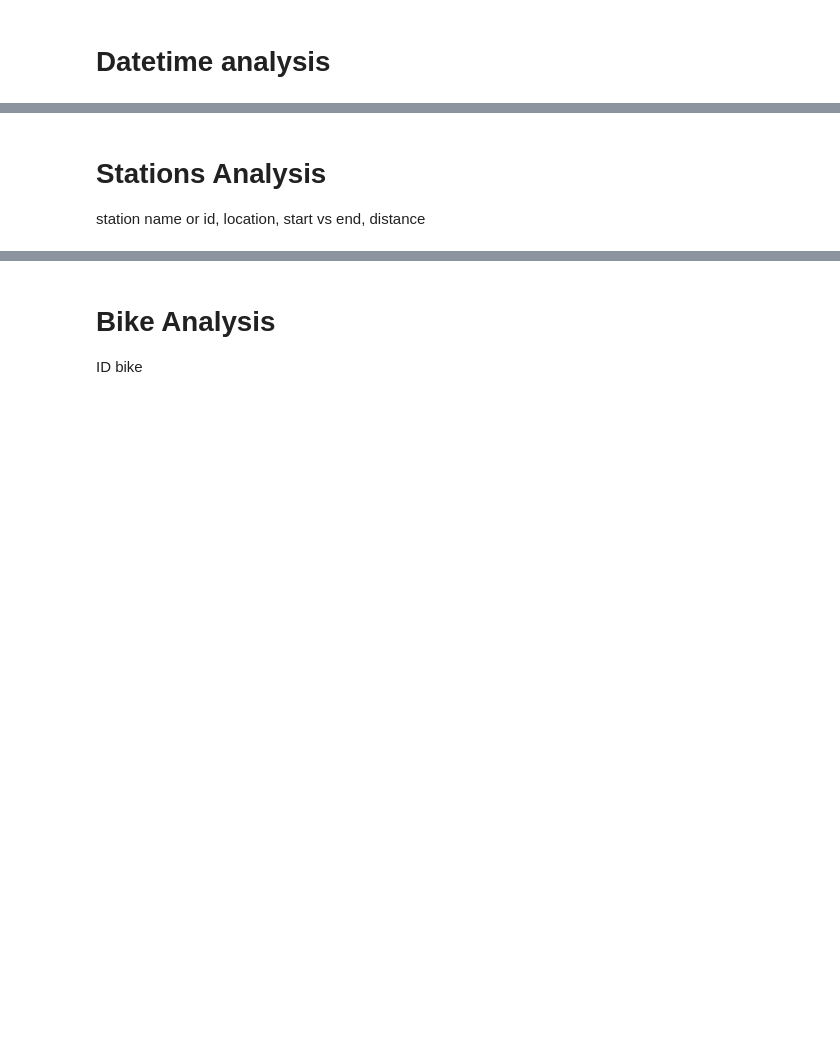
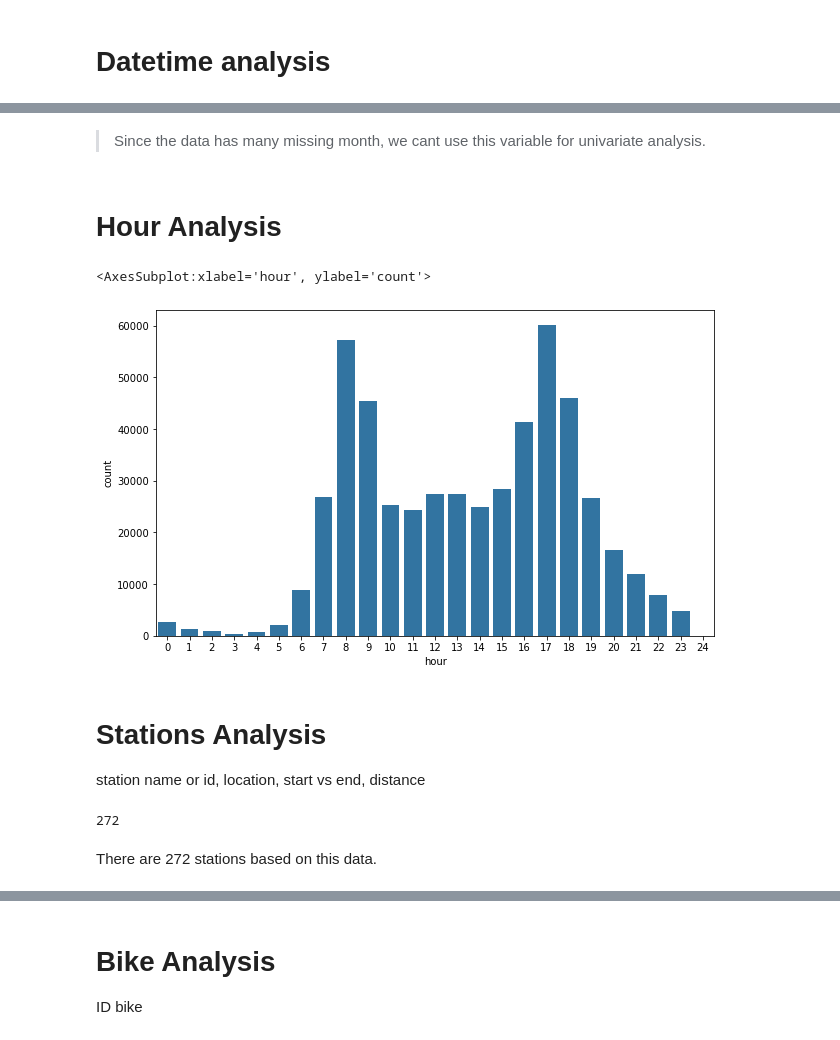
Before and after one commit to adipurnamk/Ford-GoBike-System-Data, a Jupyter notebook: data_analyst_bicycyle.ipynb, the cells around one changed output, grey strips where cells are left out. Cells and saved outputs as stored; diff of their text form; code cells hidden in the pictures; blank space fills up the shorter version.

```diff
--- a/data_analyst_bicycyle.ipynb
+++ b/data_analyst_bicycyle.ipynb
@@ -404,4 +431,22 @@ df_2017_clean
+# %% [markdown]
+>Since the data has many missing month, we cant use this variable for univariate analysis.
+# %% [markdown]
+# Hour Analysis
+# %%
+hour_order = np.arange(0,25)
+
+plt.figure(figsize=(10,6))
+sns.countplot(data=df_2017_clean, x='hour', order=hour_order, color=base_color);
+# %% [output]
+<AxesSubplot:xlabel='hour', ylabel='count'>
+[figure, added]
 # %% [markdown]
 # Stations Analysis
 
 station name or id, location, start vs end, distance
+# %%
+df_2017_clean.start_station_name.nunique()
+# %% [output]
+272
+# %% [markdown]
+There are 272 stations based on this data.
```
Also changed, not shown: parts of 22 cells of this notebook, 4 other files.
